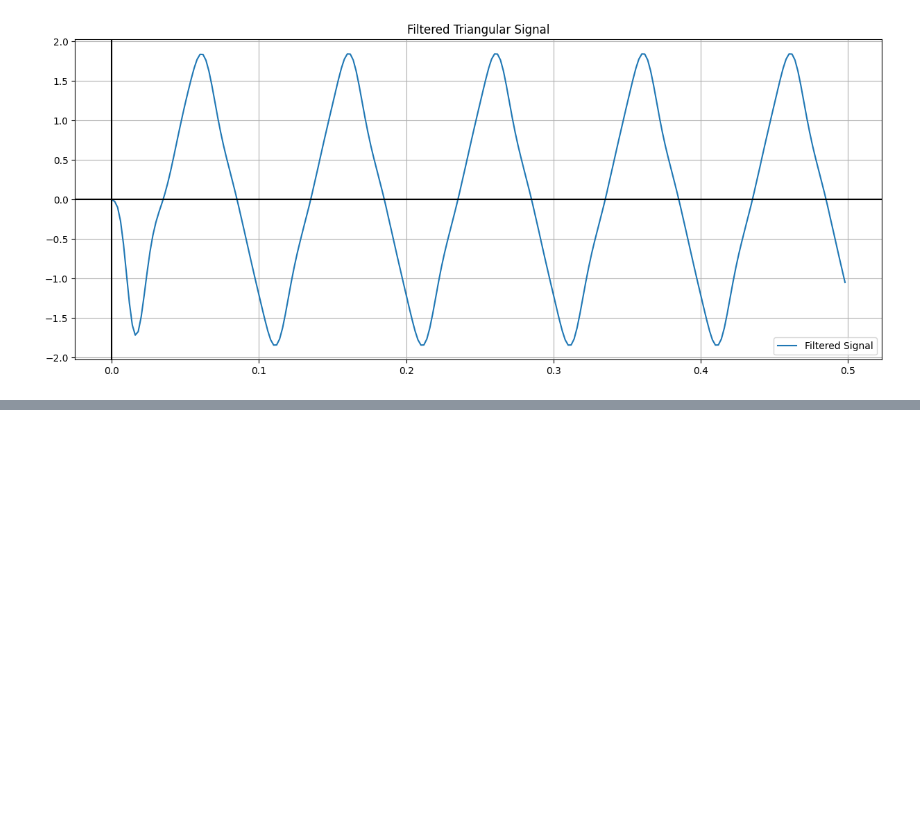
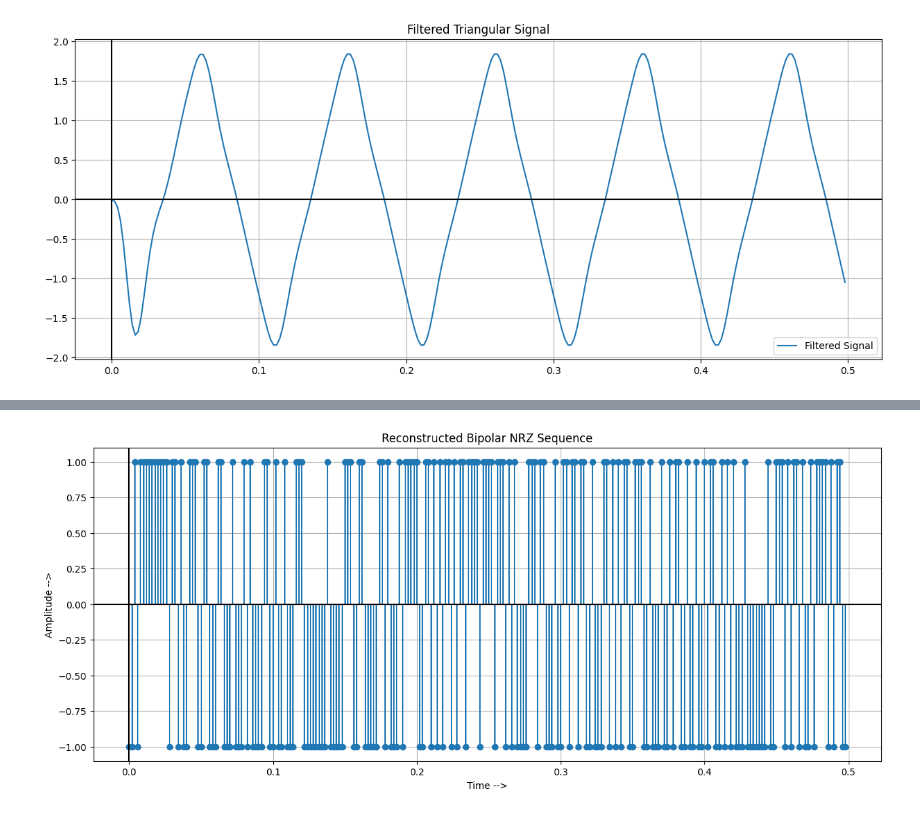
Before and after one commit to ParasKore2003/Digital-Communication-Lab, a Jupyter notebook: Digital Communication/Assignment/Assignment3.ipynb, the cells around one changed output, grey strips where cells are left out. Cells and saved outputs as stored; diff of their text form; code cells hidden in the pictures; blank space fills up the shorter version.

```diff
--- a/Digital Communication/Assignment/Assignment3.ipynb
+++ b/Digital Communication/Assignment/Assignment3.ipynb
@@ -97,0 +109,30 @@ TDM = np.vstack((X_filtered, Xt_filtered, bits))
+# %%
+x_sin_rec = []
+x_tri_rec = []
+bits_rec = []
+
+i = 2
+while i < 3 * len(t):
+    x_sin_rec.append(Rec_sig[i-2])
+    x_tri_rec.append(Rec_sig[i - 1])
+    bits_rec.append(Rec_sig[i])
+    i += 3
+
+reg_bits = []
+for i in range(len(t)):
+    if bits_rec[i] >= 0:
+        reg_bits.append(1)
+    else:
+        reg_bits.append(-1)
+
+#Plotting of the Bipolar NRZ sequence
+plt.figure(figsize= (15, 6))
+plt.stem(t, reg_bits)
+plt.title('Reconstructed Bipolar NRZ Sequence')
+plt.xlabel('Time -->')
+plt.ylabel('Amplitude -->')
+plt.axhline(y = 0, color = 'black')
+plt.axvline(x = 0, color = 'black')
+plt.grid(True)
+# %% [output]
+[figure, added]
```
Also changed, not shown: parts of 7 cells of this notebook.
